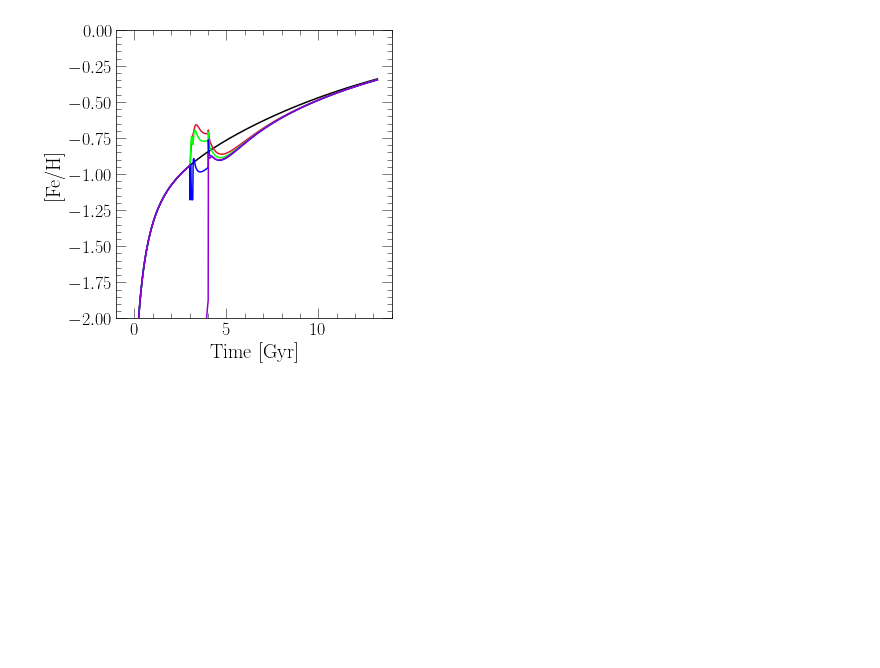
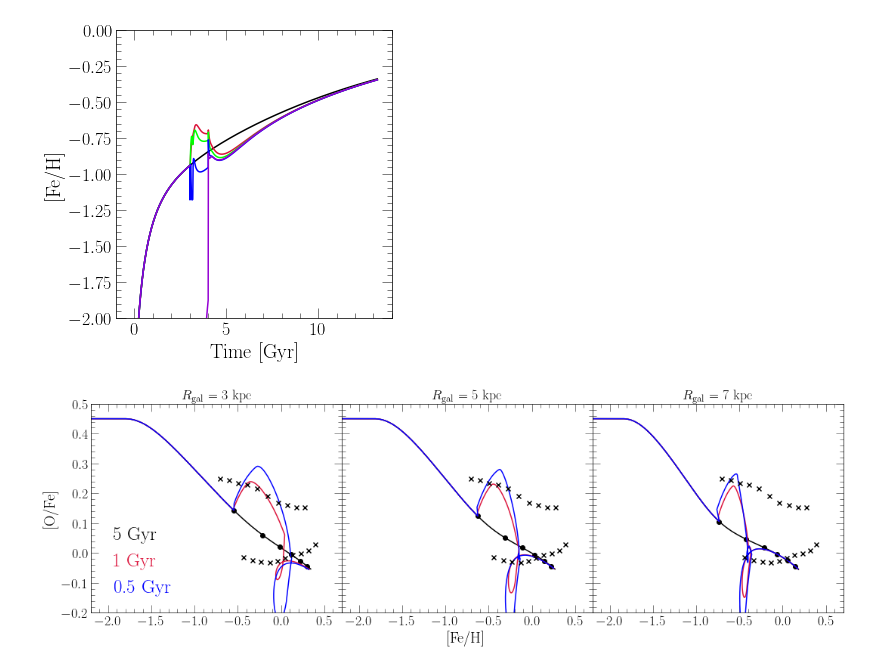
Before and after one commit to giganano/bimodality, a Jupyter notebook: notebooks/clumpy_bursts_initial.ipynb, the cells around one changed output. Saved outputs shown, nothing was run; the diff lists cells and outputs as text; code cells hidden in the pictures; blank space fills up the shorter version.

```diff
--- a/notebooks/clumpy_bursts_initial.ipynb
+++ b/notebooks/clumpy_bursts_initial.ipynb
@@ -249,3 +306,80 @@ plt.tight_layout()
 plt.show()
 # %% [output]
 [figure]
+# %%
+path = "/Volumes/Elements/bimodality-outputs/clumpy-bursts/post-process"
+names = [
+    "%s/control" % (path),
+    "%s/onset2_dur1_5_1" % (path),
+    "%s/onset2_dur1_5_0p5" % (path)
+]
+outputs = [vice.output(_) for _ in names]
+for out in outputs:
+    extra = np.genfromtxt("%s_analogdata.out" % (out.name))
+    out.stars["abszfinal"] = [abs(row[-1]) for row in extra[:out.stars.size[0]]]
+# %%
+fig = plt.figure(figsize = (15, 5))
+axes = []
+for i in range(3):
+    axes.append(fig.add_subplot(131 + i))
+    if not i:
+        axes[i].set_ylabel("[O/Fe]")
+    else:
+        plt.setp(axes[i].get_yticklabels(), visible = False)
+    if i == 1: axes[i].set_xlabel("[Fe/H]")
+    axes[i].set_xlim([-2.2, 0.7])
+    axes[i].set_ylim([-0.2, 0.5])
+# ax = fig.add_subplot(111)
+# ax.set_xlabel("[Fe/H]")
+# ax.set_ylabel("[O/Fe]")
+# ax.set_xlim([-2.2, 0.7])
+# ax.set_ylim([-0.2, 0.5])
+
+# zone = "zone70"
+zones = ["zone30", "zone50", "zone70"]
+radii = [3, 5, 7]
+colors = ["black", "crimson", "blue"]
+times = [2, 4, 6, 8, 10, 12]
+labels = ["5 Gyr", "1 Gyr", "0.5 Gyr"]
+for i in range(len(axes)): axes[i].set_title(r"$R_\text{gal}$ = %d kpc" % (radii[i]))
+
+for zone in zones:
+    for i in range(len(outputs)):
+        subplot_idx = zones.index(zone)
+        kwargs = {"c": named_colors()[colors[i]]}
+        if not i:
+            for j in range(len(times)):
+                idx = outputs[i].zones[zone].history["time"].index(times[j])
+                xval = outputs[i].zones[zone].history["[fe/h]"][idx]
+                yval = outputs[i].zones[zone].history["[o/fe]"][idx]
+                axes[subplot_idx].scatter(xval, yval, **kwargs)
+        else: pass
+        if zone == zones[0]: kwargs["label"] = labels[i]
+        xvals = outputs[i].zones[zone].history["[fe/h]"]
+        yvals = outputs[i].zones[zone].history["[o/fe]"]
+        axes[subplot_idx].plot(xvals, yvals, **kwargs)
+
+kwargs = {
+    "loc": mpl_loc("lower left"),
+    "ncol": 1,
+    "handlelength": 0,
+    "fontsize": 25
+}
+leg = axes[0].legend(**kwargs)
+fancy_legend(leg, colors)
+
+higha, lowa = src.data.griffith2021()
+kwargs = {
+    "c": named_colors()["black"],
+    "marker": markers()['x'],
+    "zorder": 10
+}
+for ax in axes:
+    ax.scatter(higha["[fe/h]"], higha["[o/fe]"], **kwargs)
+    ax.scatter(lowa["[fe/h]"], lowa["[o/fe]"], **kwargs)
+
+plt.tight_layout()
+plt.subplots_adjust(wspace = 0)
+plt.show()
+# %% [output]
+[figure, added]
```
Also changed, not shown: parts of 4 cells of this notebook, 10 other files.
